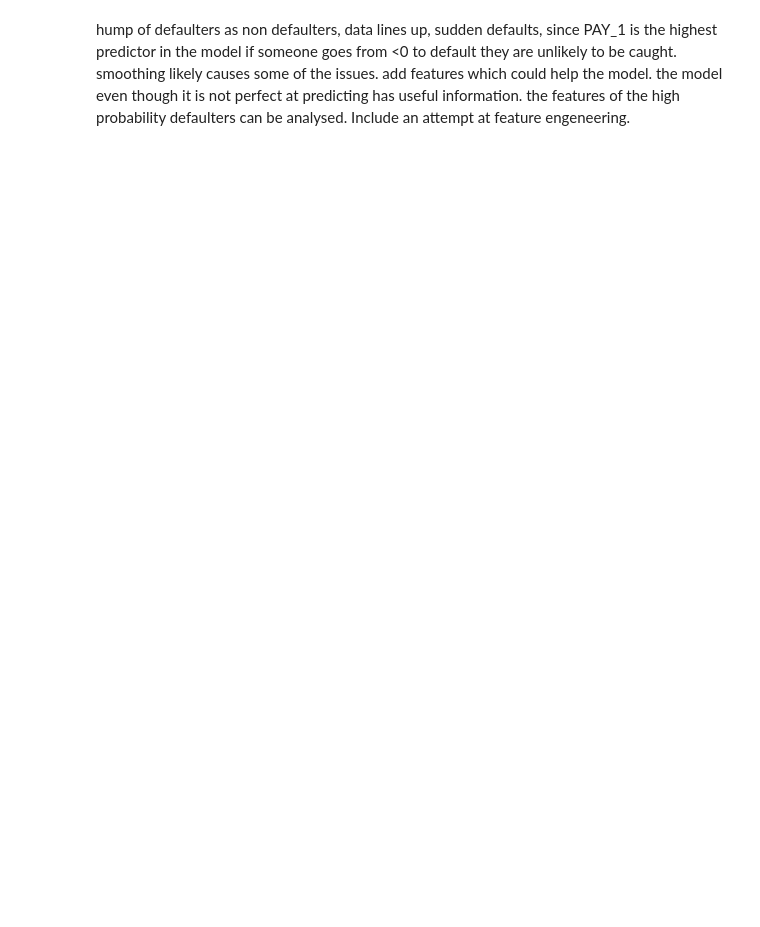
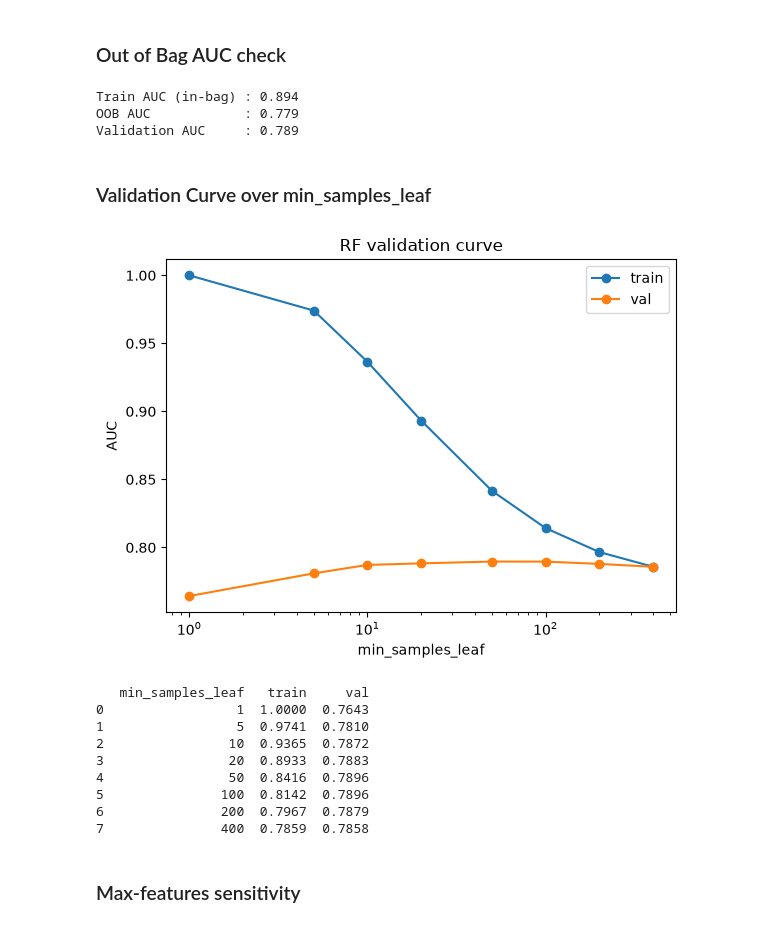
Before and after one commit to Oscar339/dst-sprint1, a Jupyter notebook: Louis/RandomForest.ipynb, the cells around one changed output. Saved outputs shown, nothing was run; the diff lists cells and outputs as text; code cells hidden in the pictures; blank space fills up the shorter version.

Commit message:
random

```diff
--- a/Louis/RandomForest.ipynb
+++ b/Louis/RandomForest.ipynb
@@ -12,4 +26,14 @@ from sklearn.metrics import roc_auc_score, accuracy_score, confusion_matrix
 # %%
-# load the cleaned Taiwan data made by 01-Introduction
 ROOT = Path.cwd().parent
-taiwan = pd.read_csv(ROOT / "data" / "processed" / "taiwan-clean.csv", index_col="ID")
+train      = pd.read_csv(ROOT / "data" / "processed" / "taiwan-train.csv", index_col="ID")
+validation = pd.read_csv(ROOT / "data" / "processed" / "taiwan-validation.csv", index_col="ID")
+test       = pd.read_csv(ROOT / "data" / "processed" / "taiwan-test.csv", index_col="ID")
+
+TARGET = "default payment next month"
+pay_cols  = [f"PAY_{i}" for i in range(6, 0, -1)]          # chronological Apr..Sep
+bill_cols = [f"BILL_AMT{i}" for i in range(6, 0, -1)]
+amt_cols  = [f"PAY_AMT{i}" for i in range(6, 0, -1)]
+
+y_tr, y_va, y_te = train[TARGET].values, validation[TARGET].values, test[TARGET].values
+print({k: (len(d), round(d[TARGET].mean(), 3)) for k, d in
+       [("train", train), ("val", validation), ("test", test)]})
@@ -93,2 +224,48 @@ Acc 0.696 | recall 0.704 | precision 0.395
+# %% [markdown]
+### Out of Bag AUC check
+# %%
+rf_oob = RandomForestClassifier(n_estimators=400, min_samples_leaf=20,
+                                oob_score=True, n_jobs=-1, random_state=42)
+
+rf_oob.fit(X_tr, y_tr)
+oob_auc = roc_auc_score(y_tr, rf_oob.oob_decision_function_[:, 1])
+print(f"Train AUC (in-bag) : {roc_auc_score(y_tr, rf_oob.predict_proba(X_tr)[:,1]):.3f}")
+print(f"OOB AUC            : {oob_auc:.3f}")
+print(f"Validation AUC     : {roc_auc_score(y_va, rf_oob.predict_proba(X_va)[:,1]):.3f}")
+# %% [output]
+Train AUC (in-bag) : 0.894
+OOB AUC            : 0.779
+Validation AUC     : 0.789
+# %% [markdown]
+### Validation Curve over min_samples_leaf
+# %%
+leaf_grid = [1, 5, 10, 20, 50, 100, 200, 400]
+rows = []
+for leaf in leaf_grid:
+    m = RandomForestClassifier(n_estimators=200, min_samples_leaf=leaf,
+                               n_jobs=-1, random_state=42).fit(X_tr, y_tr)
+    rows.append({"min_samples_leaf": leaf,
+                 "train": roc_auc_score(y_tr, m.predict_proba(X_tr)[:, 1]),
+                 "val":   roc_auc_score(y_va, m.predict_proba(X_va)[:, 1])})
+vc = pd.DataFrame(rows)
+
+fig, ax = plt.subplots(figsize=(6, 4.5))
+ax.plot(vc.min_samples_leaf, vc.train, "o-", label="train")
+ax.plot(vc.min_samples_leaf, vc.val, "o-", label="val")
+ax.set_xscale("log"); ax.set_xlabel("min_samples_leaf"); ax.set_ylabel("AUC")
+ax.set_title("RF validation curve"); ax.legend()
+plt.tight_layout(); plt.show()
+print(vc.round(4))
+# %% [output]
+[figure, added]
+   min_samples_leaf   train     val
+0                 1  1.0000  0.7643
+1                 5  0.9741  0.7810
+2                10  0.9365  0.7872
+3                20  0.8933  0.7883
+4                50  0.8416  0.7896
+5               100  0.8142  0.7896
+6               200  0.7967  0.7879
+7               400  0.7859  0.7858
 # %% [markdown]
-hump of defaulters as non defaulters, data lines up, sudden defaults, since PAY_1 is the highest predictor in the model if someone goes from <0 to default they are unlikely to be caught. smoothing likely causes some of the issues. add features which could help the model. the model even though it is not perfect at predicting has useful information. the features of the high probability defaulters can be analysed. Include an attempt at feature engeneering.
+### Max-features sensitivity
```
Also changed, not shown: parts of 8 cells of this notebook.
